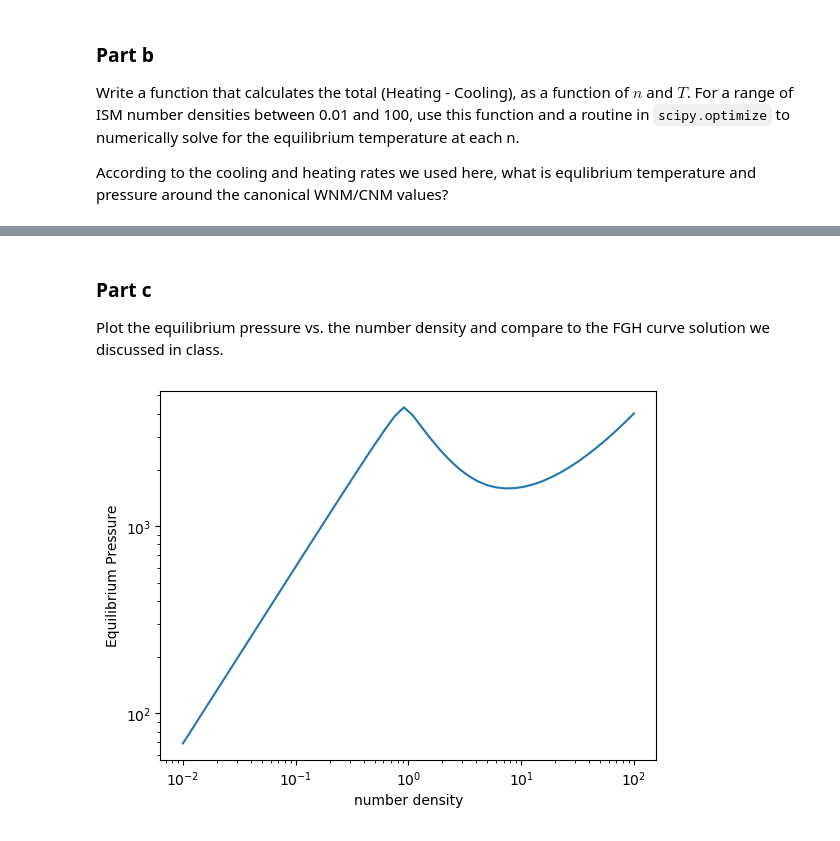
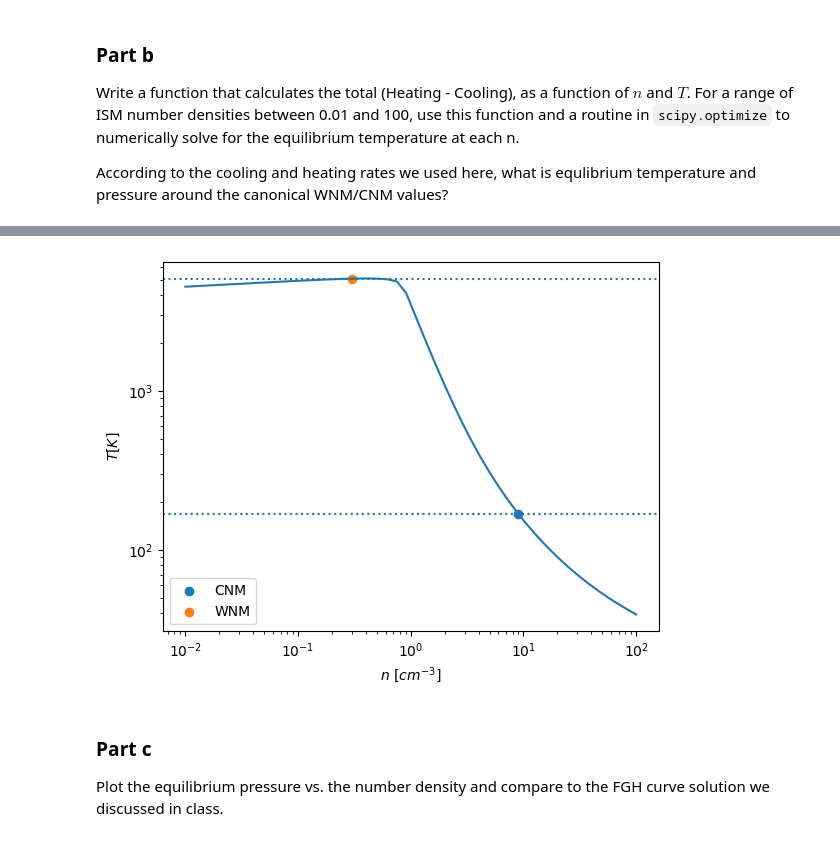
Before and after one commit to akuznetsova/spf-2024, a Jupyter notebook: w2/submissions/HW2-[THEODORE EDWARDS].ipynb, the cells around one changed output, grey strips where cells are left out. Saved outputs shown, nothing was run; the diff lists cells and outputs as text; code cells hidden in the pictures.

```diff
--- a/w2/submissions/HW2-[THEODORE EDWARDS].ipynb
+++ b/w2/submissions/HW2-[THEODORE EDWARDS].ipynb
@@ -304,21 +337,28 @@ According to the cooling and heating rates we used here, what is equlibrium temp
 # %%
 def HCtotal(T,n):
-    total = PEGheat(T,n) + CosmicRayheat(T,n) - n**2*CII(T) - n**2*OI(T) - n**2*LyAlphaCool(T,n)
+    total = heating(T,n) - cooling(T,n)
     return total
 
 n_density = np.logspace(-2,2)
+n_WNM = 0.3
+n_CNM = 9
 T = np.logspace(2,5)
 
 equilibriumTemp = [optimize.newton(HCtotal, x0=T[argmin(abs(HCtotal(T, n)))], args=(n,), maxiter=100) for n in n_density]
+T_WNM = optimize.newton(HCtotal,x0=T[argmin(abs(HCtotal(T,n_WNM)))],args=(n_WNM,), maxiter=100)
+T_CNM = optimize.newton(HCtotal,x0=T[argmin(abs(HCtotal(T, n_CNM)))],args=(n_CNM,))
+
+loglog(n_density,equilibriumTemp)
+scatter(n_CNM, T_CNM, label='CNM')
+scatter(n_WNM, T_WNM, label='WNM')
+axhline(T_CNM,ls='dotted')
+axhline(T_WNM,ls='dotted')
+xlabel(r'$n \ [cm^{-3}]$')
+ylabel(r'$T[K]$')
+legend()
+show()
+# %% [output]
+[figure, added]
 # %% [markdown]
 ### Part c
 Plot the equilibrium pressure vs. the number density and compare to the FGH curve solution we discussed in class.
-# %%
-plot(n_density, n_density*equilibriumTemp)
-yscale("log")
-xscale("log")
-xlabel("number density")
-ylabel("Equilibrium Pressure")
-show()
-# %% [output]
-[figure, removed]
```
Also changed, not shown: parts of 8 cells of this notebook.
